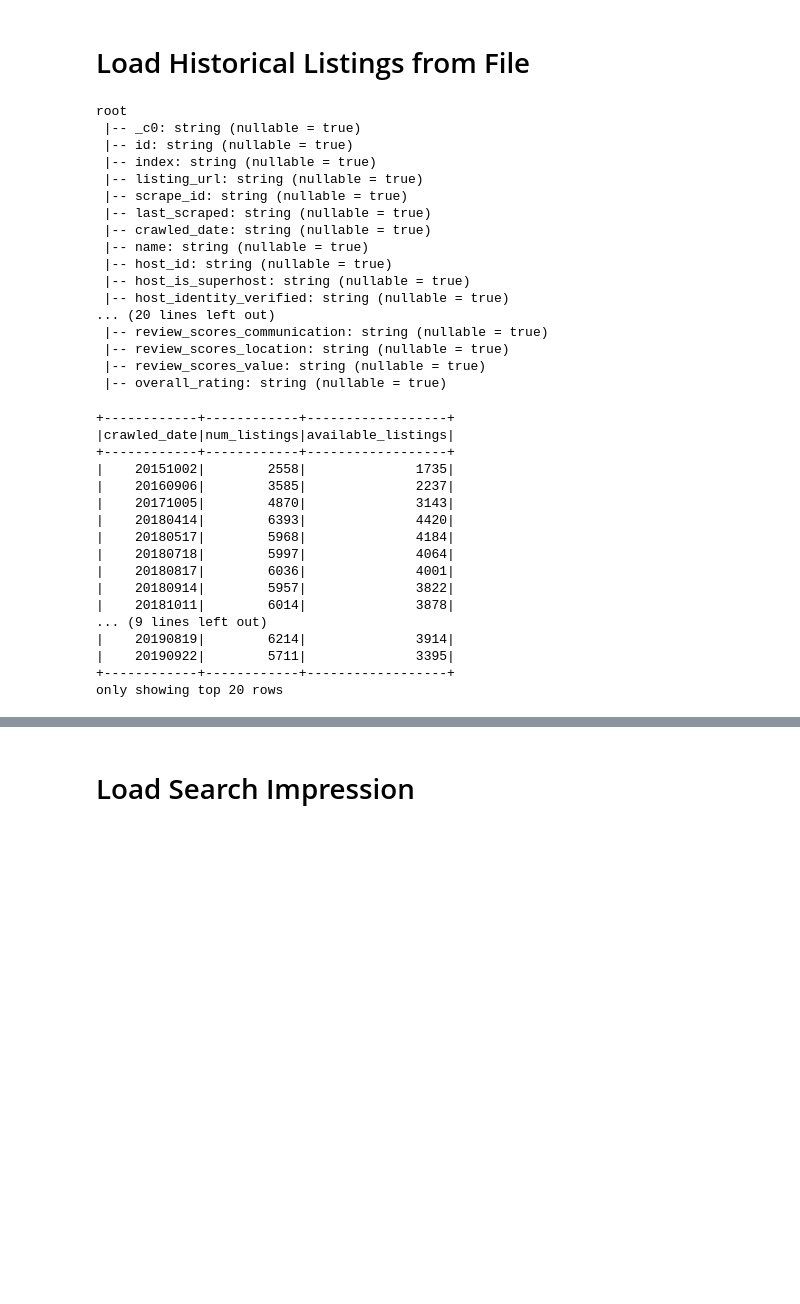
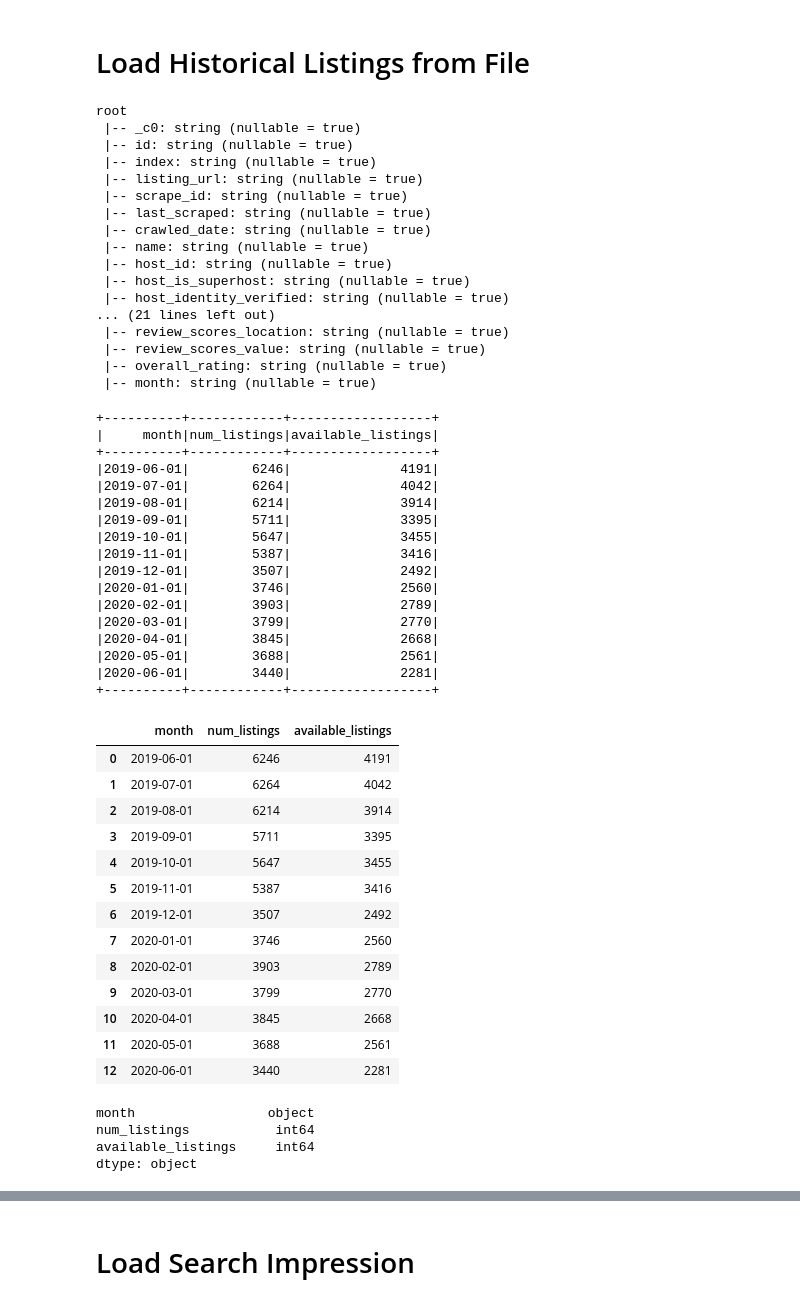
Before and after one commit to ML-Recipes/Fairness-Aware-Ranking, a Jupyter notebook: notebook/09. Analyze marketplace inequality.ipynb, the cells around one changed output, grey strips where cells are left out. Cells and saved outputs as stored; diff of their text form; code cells hidden in the pictures; blank space fills up the shorter version.

```diff
--- a/notebook/09. Analyze marketplace inequality.ipynb
+++ b/notebook/09. Analyze marketplace inequality.ipynb
@@ -148,7 +142,9 @@ df.to_csv(location + "_historical_listing.csv")
 # %% [markdown]
 # Load Historical Listings from File
 # %%
-listings = spark.read.option("header",True).csv(location + "_historical_listing.csv")
+listings = spark.read.option("header",True).csv(location + "_historical_listing.csv").filter((col("crawled_date") >= "20190601") & (col("crawled_date") < "20200701"))
+
+listings = listings.withColumn("month", concat(col("crawled_date").substr(1, 4), lit("-"), col("crawled_date").substr(5, 2), lit("-01")))
 listings.printSchema()
 # %% [output]
 root
@@ -163,29 +159,29 @@ root
  |-- host_id: string (nullable = true)
  |-- host_is_superhost: string (nullable = true)
  |-- host_identity_verified: string (nullable = true)
-... (20 lines left out)
- |-- review_scores_communication: string (nullable = true)
+... (21 lines left out)
  |-- review_scores_location: string (nullable = true)
  |-- review_scores_value: string (nullable = true)
  |-- overall_rating: string (nullable = true)
+ |-- month: string (nullable = true)
 # %%
-available_listings = listings.withColumn("availability", when(col("availability_30") > 0, 1).otherwise(0)).groupBy("crawled_date").agg(count("listing_url").alias("num_listings"), sum("availability").alias("available_listings")).orderBy("crawled_date")
+available_listings = listings.withColumn("availability", when(col("availability_30") > 0, 1).otherwise(0)).groupBy("month").agg(count("listing_url").alias("num_listings"), sum("availability").alias("available_listings")).orderBy("month")
 available_listings.show()
 # %% [output]
-+------------+------------+------------------+
-|crawled_date|num_listings|available_listings|
-+------------+------------+------------------+
-|    20151002|        2558|              1735|
-|    20160906|        3585|              2237|
-|    20171005|        4870|              3143|
-|    20180414|        6393|              4420|
-|    20180517|        5968|              4184|
-|    20180718|        5997|              4064|
-|    20180817|        6036|              4001|
-|    20180914|        5957|              3822|
-|    20181011|        6014|              3878|
-... (9 lines left out)
-|    20190819|        6214|              3914|
-|    20190922|        5711|              3395|
-+------------+------------+------------------+
-only showing top 20 rows
++----------+------------+------------------+
+|     month|num_listings|available_listings|
++----------+------------+------------------+
+|2019-06-01|        6246|              4191|
+|2019-07-01|        6264|              4042|
+|2019-08-01|        6214|              3914|
+|2019-09-01|        5711|              3395|
+|2019-10-01|        5647|              3455|
+|2019-11-01|        5387|              3416|
+|2019-12-01|        3507|              2492|
+|2020-01-01|        3746|              2560|
+|2020-02-01|        3903|              2789|
+|2020-03-01|        3799|              2770|
+|2020-04-01|        3845|              2668|
+|2020-05-01|        3688|              2561|
+|2020-06-01|        3440|              2281|
++----------+------------+------------------+
@@ -191,0 +190,17 @@ only showing top 20 rows
+# %%
+listings_pd
+# %% [output]
+|  | month | num_listings | available_listings |
+| 0 | 2019-06-01 | 6246 | 4191 |
+| 1 | 2019-07-01 | 6264 | 4042 |
+| 2 | 2019-08-01 | 6214 | 3914 |
+| 3 | 2019-09-01 | 5711 | 3395 |
+| 4 | 2019-10-01 | 5647 | 3455 |
+| 5 | 2019-11-01 | 5387 | 3416 |
+| 6 | 2019-12-01 | 3507 | 2492 |
+| 7 | 2020-01-01 | 3746 | 2560 |
+| 8 | 2020-02-01 | 3903 | 2789 |
+| 9 | 2020-03-01 | 3799 | 2770 |
+| 10 | 2020-04-01 | 3845 | 2668 |
+| 11 | 2020-05-01 | 3688 | 2561 |
+| 12 | 2020-06-01 | 3440 | 2281 |
@@ -191,0 +209,7 @@ only showing top 20 rows
+# %%
+listings_pd.dtypes
+# %% [output]
+month                 object
+num_listings           int64
+available_listings     int64
+dtype: object
```
Also changed, not shown: parts of 12 cells of this notebook, 6 other files.
